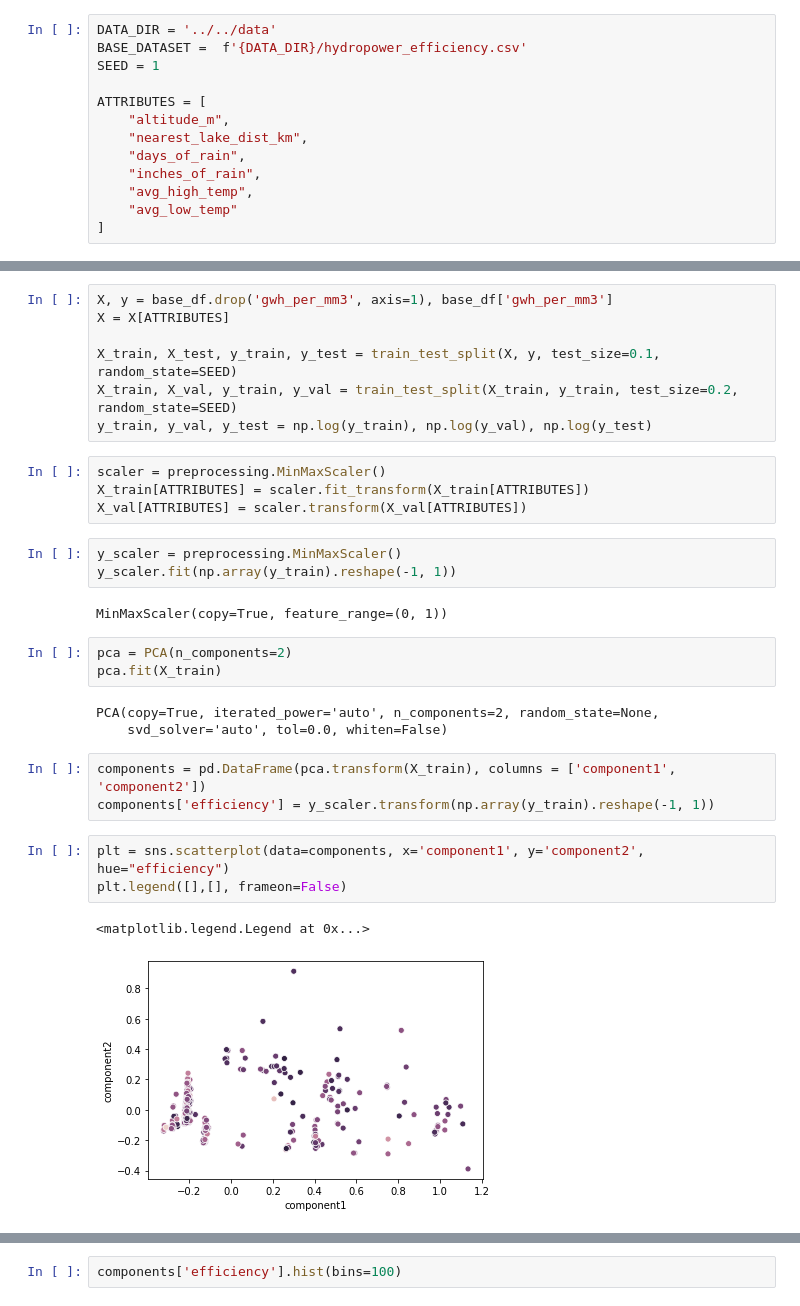
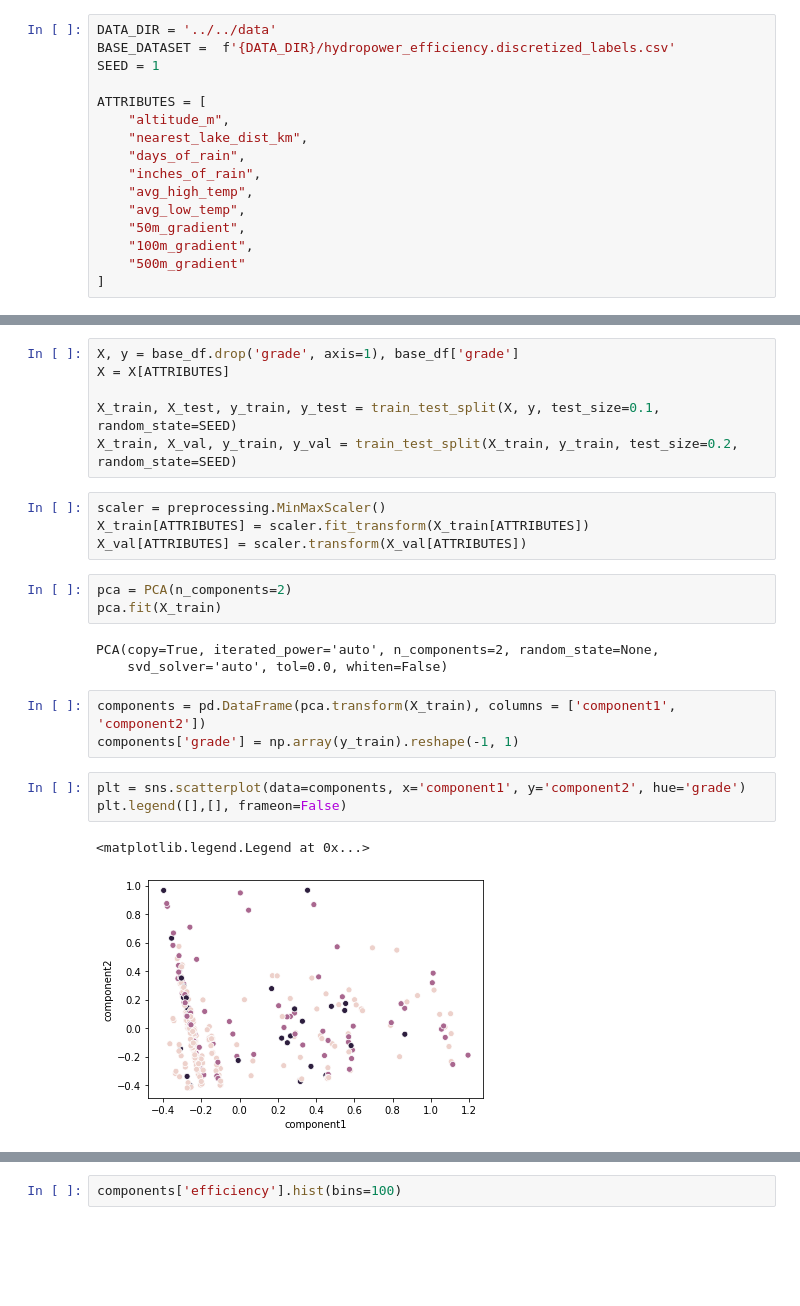
Before and after one commit to lyronctk/hydropower_cs229, a Jupyter notebook: src/exploration/pca.ipynb, the cells around one changed output, grey strips where cells are left out. Saved outputs shown, nothing was run; the diff lists cells and outputs as text; blank space fills up the shorter version.

```diff
--- a/src/exploration/pca.ipynb
+++ b/src/exploration/pca.ipynb
@@ -13,7 +13,7 @@ from sklearn.linear_model import LinearRegression
 from sklearn.metrics import mean_squared_error
 # %%
 DATA_DIR = '../../data'
-BASE_DATASET =  f'{DATA_DIR}/hydropower_efficiency.csv'
+BASE_DATASET =  f'{DATA_DIR}/hydropower_efficiency.discretized_labels.csv'
 SEED = 1
 
 ATTRIBUTES = [
@@ -22,7 +22,10 @@ ATTRIBUTES = [
     "days_of_rain",
     "inches_of_rain",
     "avg_high_temp",
-    "avg_low_temp"
+    "avg_low_temp",
+    "50m_gradient",
+    "100m_gradient",
+    "500m_gradient"
 ]
 # %%
 base_df = pd.read_csv(BASE_DATASET)
@@ -30,21 +33,15 @@ base_df.drop('plant_id', axis=1, inplace=True)
 base_df.drop('type', axis=1, inplace=True)
 base_df = base_df[base_df['gwh_per_mm3'] < 10]
 # %%
-X, y = base_df.drop('gwh_per_mm3', axis=1), base_df['gwh_per_mm3']
+X, y = base_df.drop('grade', axis=1), base_df['grade']
 X = X[ATTRIBUTES]
 
 X_train, X_test, y_train, y_test = train_test_split(X, y, test_size=0.1, random_state=SEED)
 X_train, X_val, y_train, y_val = train_test_split(X_train, y_train, test_size=0.2, random_state=SEED)
-y_train, y_val, y_test = np.log(y_train), np.log(y_val), np.log(y_test)
 # %%
 scaler = preprocessing.MinMaxScaler()
 X_train[ATTRIBUTES] = scaler.fit_transform(X_train[ATTRIBUTES])
 X_val[ATTRIBUTES] = scaler.transform(X_val[ATTRIBUTES])
-# %%
-y_scaler = preprocessing.MinMaxScaler()
-y_scaler.fit(np.array(y_train).reshape(-1, 1))
-# %% [output]
-MinMaxScaler(copy=True, feature_range=(0, 1))
 # %%
 pca = PCA(n_components=2)
 pca.fit(X_train)
@@ -53,10 +50,10 @@ PCA(copy=True, iterated_power='auto', n_components=2, random_state=None,
     svd_solver='auto', tol=0.0, whiten=False)
 # %%
 components = pd.DataFrame(pca.transform(X_train), columns = ['component1', 'component2'])
-components['efficiency'] = y_scaler.transform(np.array(y_train).reshape(-1, 1))
+components['grade'] = np.array(y_train).reshape(-1, 1)
 # %%
-plt = sns.scatterplot(data=components, x='component1', y='component2', hue="efficiency")
+plt = sns.scatterplot(data=components, x='component1', y='component2', hue='grade')
 plt.legend([],[], frameon=False)
 # %% [output]
 <matplotlib.legend.Legend at 0x...>
-[figure, old version]
+[figure, new version]
```
Also changed, not shown: parts of 1 cell of this notebook, 3 other files.
